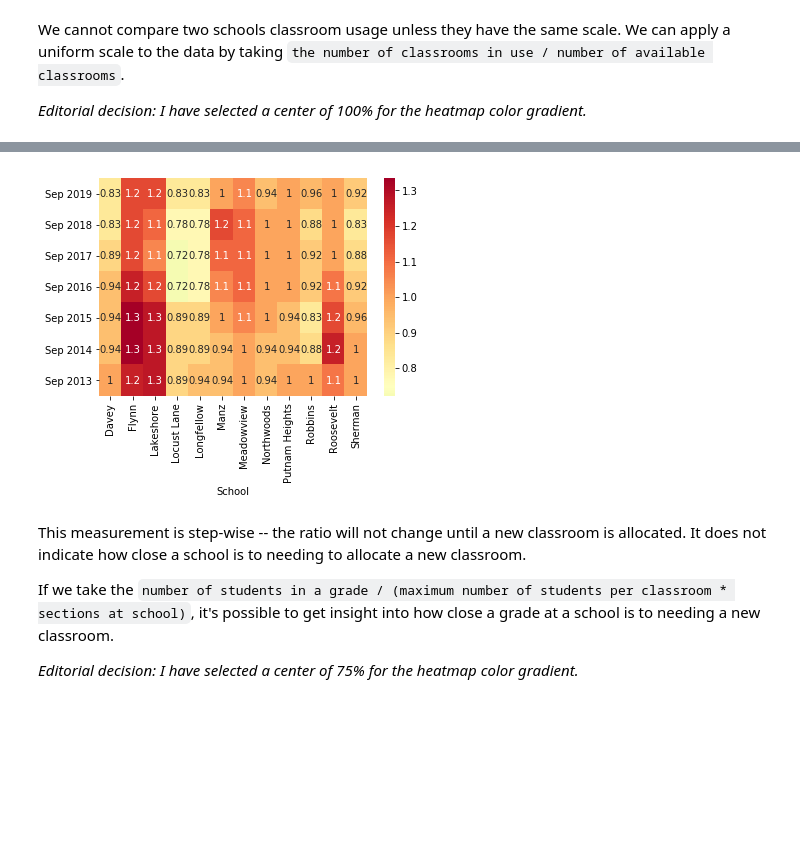
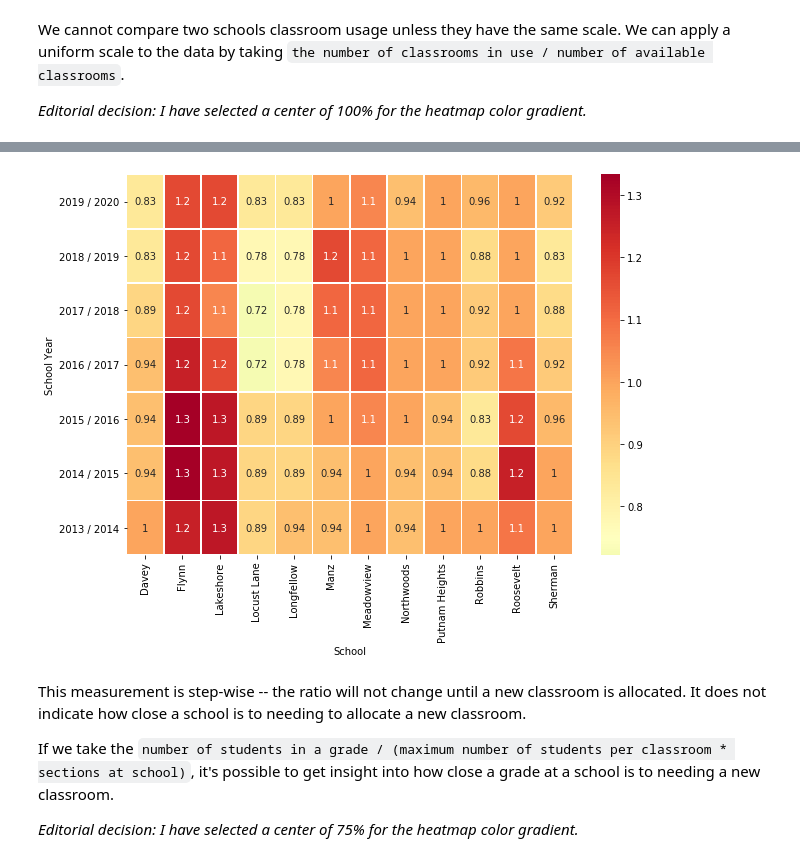
Before and after one commit to toxygene/ecasd-enrollment, a Jupyter notebook: Enrollment Data Analysis.ipynb, the cells around one changed output, grey strips where cells are left out. Saved outputs shown, nothing was run; the diff lists cells and outputs as text; code cells hidden in the pictures; blank space fills up the shorter version.

Commit message:
Added initial cohort analysis

```diff
--- a/Enrollment Data Analysis.ipynb
+++ b/Enrollment Data Analysis.ipynb
@@ -25,6 +25,10 @@ def as_percent(v, precision='0.2'):
         raise TypeError("Numeric type required")
 
 
+def as_year_interval(v):
+    return pd.DateOffset(years=v)
+
+
 register_matplotlib_converters()
 pd.options.display.max_rows = 14
 
@@ -39,8 +43,13 @@ for date, rows in get_data("Third Friday.ods").items():
 
     df = df.append(ydf)
 
+df['School Year'] = pd.Categorical(df['Date'].apply(lambda x: "{} / {}".format(x.strftime('%Y'), int(x.strftime('%Y')) + 1)), ordered=True)
 df['Grade'] = pd.Categorical(df['Grade'], ['Grade K', 'Grade 1', 'Grade 2', 'Grade 3', 'Grade 4', 'Grade 5'])
 
-display(df.set_index(['Date','School','Grade']))
+cg = df['Date'] - df['Grade'].cat.codes.apply(as_year_interval)
+cg.apply(lambda x: "{} / {}".format(x.strftime('%Y'), int(x.strftime('%Y')) + 1))
+df['Cohort Group'] = pd.Categorical(cg.apply(lambda x: "{} / {}".format(x.strftime('%Y'), int(x.strftime('%Y')) + 1)), ordered=True)
+
+display(df.set_index(['School Year','School','Grade'])[['Students']])
 # %% [output]
 |  |  |  | Students |
@@ -67,14 +72,14 @@ The most basic analysis we can do is comparing the number of classrooms in use a
 
 *Available Classrooms is calculated as `6 * school sections`.*
 # %%
-classrooms_per_school_year = df.groupby(['Date','School']).count().rename(columns={'Students':'Classrooms in Use'})
+classrooms_per_school_year = df[['School Year','School','Students']].groupby(['School Year','School']).count().rename(columns={'Students':'Classrooms in Use'})
 
 cdf = pd.DataFrame([('Davey', 18),('Flynn', 12),('Lakeshore', 18),('Locust Lane', 18),('Longfellow', 18),('Manz', 18),('Meadowview', 18),('Northwoods', 18),('Putnam Heights', 18),('Robbins', 24),('Roosevelt',12),('Sherman',24)], columns=['School','Available Classrooms'])
 classroom_utilization_per_school_year = classrooms_per_school_year.reset_index().merge(cdf)
 
 for schoolName, school_classroom_utilization_per_year in classroom_utilization_per_school_year.groupby(['School']):
     display(Markdown(f'### {schoolName}'))
-    display(school_classroom_utilization_per_year[['Date','Classrooms in Use','Available Classrooms']].set_index(['Date']).sort_values('Date', ascending=False))
+    display(school_classroom_utilization_per_year.set_index(['School Year']).sort_values('School Year', ascending=False)[['Classrooms in Use', 'Available Classrooms']])
 # %% [output]
 ### Davey
 |  | Classrooms in Use | Available Classrooms |
@@ -145,11 +150,12 @@ We cannot compare two schools classroom usage unless they have the same scale. W
 classroom_utilization_per_school_year['Classroom Utilization Ratio'] = (classroom_utilization_per_school_year['Classrooms in Use'] / classroom_utilization_per_school_year['Available Classrooms'])
 classroom_utilization_per_school_year['Classroom Utilization Percent'] = classroom_utilization_per_school_year['Classroom Utilization Ratio'].apply(as_percent)
 
-display(classroom_utilization_per_school_year[['Date','School','Classroom Utilization Percent']].set_index(['Date','School']).unstack()['Classroom Utilization Percent'].sort_values('Date', ascending=False))
+display(classroom_utilization_per_school_year[['School Year','School','Classroom Utilization Percent']].set_index(['School Year','School']).unstack()['Classroom Utilization Percent'].sort_values('School Year', ascending=False))
 
-classroom_utilization_per_school_year = classroom_utilization_per_school_year[['Date','School','Classroom Utilization Ratio']].set_index(['Date','School']).unstack()['Classroom Utilization Ratio'].sort_values('Date', ascending=False)
-classroom_utilization_per_school_year.index = classroom_utilization_per_school_year.index.strftime('%b %Y')
-sns.heatmap(classroom_utilization_per_school_year, center=.75, annot=True, cmap="RdYlGn_r")
+classroom_utilization_per_school_year = classroom_utilization_per_school_year[['School Year','School','Classroom Utilization Ratio']].set_index(['School Year','School']).unstack()['Classroom Utilization Ratio'].sort_values('School Year', ascending=False)
+
+fig, ax = plt.subplots(figsize=(10,7))
+sns.heatmap(classroom_utilization_per_school_year, center=.75, annot=True, cmap="RdYlGn_r", ax=ax, linewidths=.5)
 
 plt.yticks(rotation=0)
 plt.show()
@@ -166,4 +172,4 @@ plt.show()
-[figure, old version]
+[figure, new version]
 # %% [markdown]
 This measurement is step-wise -- the ratio will not change until a new classroom is allocated. It does not indicate how close a school is to needing to allocate a new classroom.
 
```
Also changed, not shown: parts of 6 cells of this notebook.
